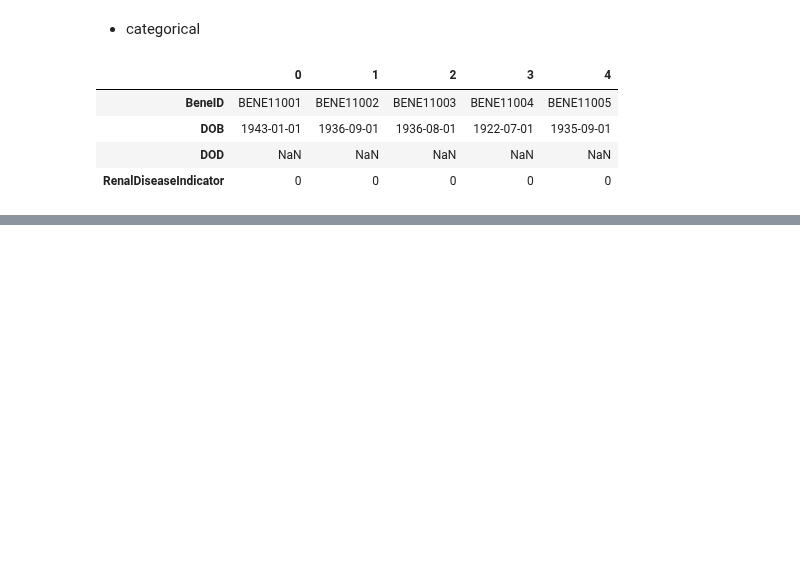
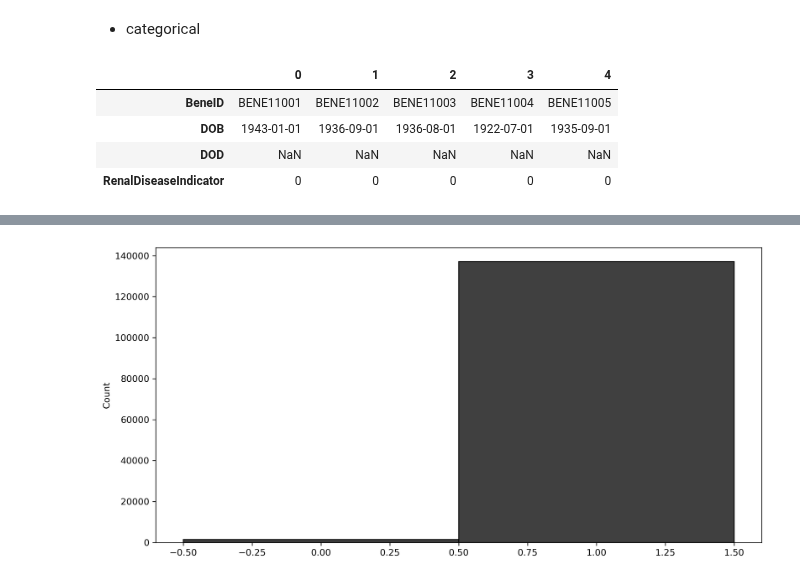
Before and after one commit to ashen007/MedicalCostPrediction-insurance_fraudDetection, a Jupyter notebook: notebooks/data quality/data quality(benificiary).ipynb, the cells around one changed output, grey strips where cells are left out. Saved outputs shown, nothing was run; the diff lists cells and outputs as text; code cells hidden in the pictures; blank space fills up the shorter version.

```diff
--- a/notebooks/data quality/data quality(benificiary).ipynb
+++ b/notebooks/data quality/data quality(benificiary).ipynb
@@ -63,0 +94,4 @@ checker.date_columns(columns=['DOB', 'DOD'],
+# %%
+checker.render_case_missing_matrix(axis=1)
+# %% [output]
+[figure, added]
```
Also changed, not shown: parts of 5 cells of this notebook.
